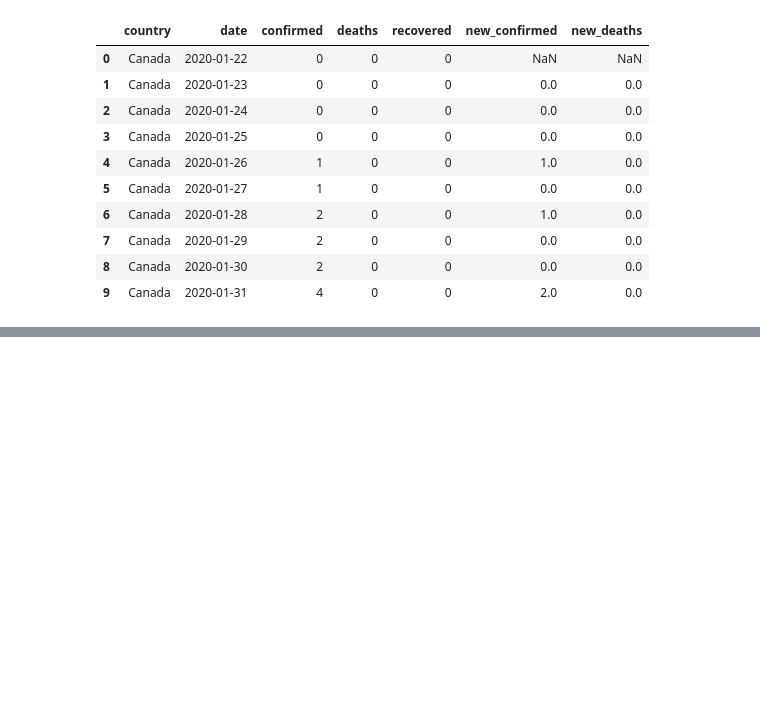
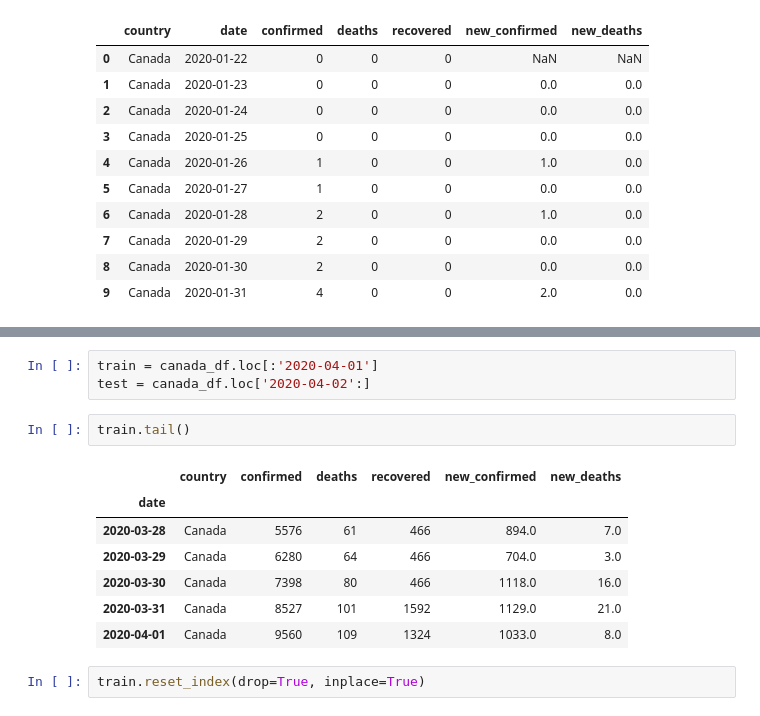
Before and after one commit to Dangandy/cv19, a Jupyter notebook: covid19_eda.ipynb, the cells around one changed output, grey strips where cells are left out. Saved outputs shown, nothing was run; the diff lists cells and outputs as text; blank space fills up the shorter version.

```diff
--- a/covid19_eda.ipynb
+++ b/covid19_eda.ipynb
@@ -162,0 +210,15 @@ canada_df.head(10)
+# %%
+train = canada_df.loc[:'2020-04-01']
+test = canada_df.loc['2020-04-02':]
+# %%
+train.tail()
+# %% [output]
+|  | country | confirmed | deaths | recovered | new_confirmed | new_deaths |
+| date |  |  |  |  |  |  |
+| 2020-03-28 | Canada | 5576 | 61 | 466 | 894.0 | 7.0 |
+| 2020-03-29 | Canada | 6280 | 64 | 466 | 704.0 | 3.0 |
+| 2020-03-30 | Canada | 7398 | 80 | 466 | 1118.0 | 16.0 |
+| 2020-03-31 | Canada | 8527 | 101 | 1592 | 1129.0 | 21.0 |
+| 2020-04-01 | Canada | 9560 | 109 | 1324 | 1033.0 | 8.0 |
+# %%
+train.reset_index(drop=True, inplace=True)
```
Also changed, not shown: parts of 14 cells of this notebook.
